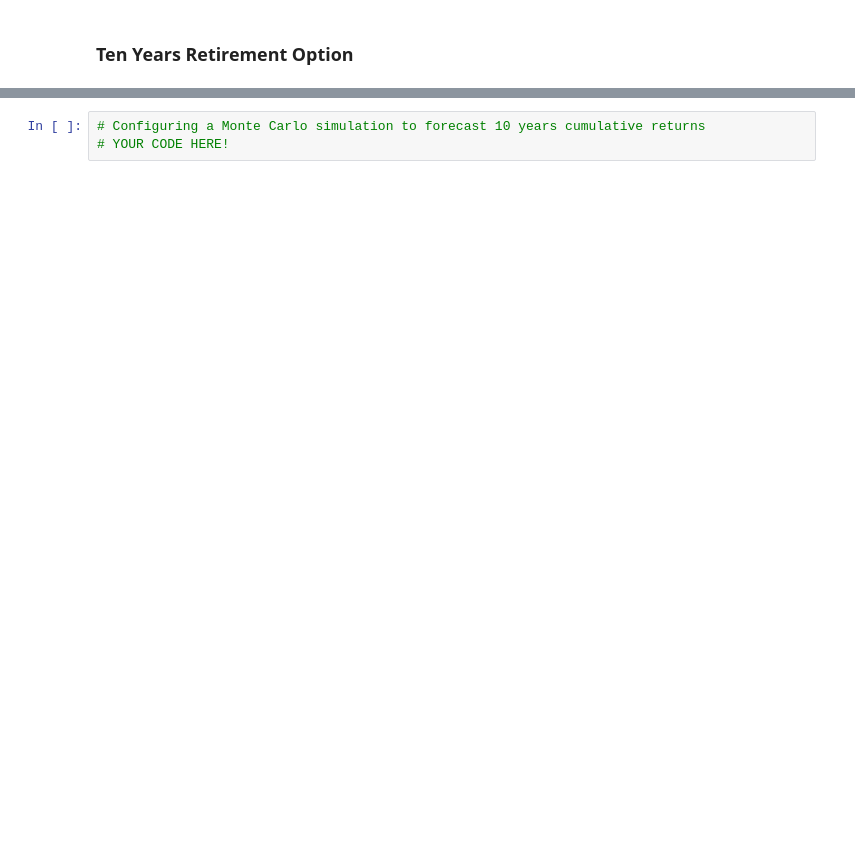
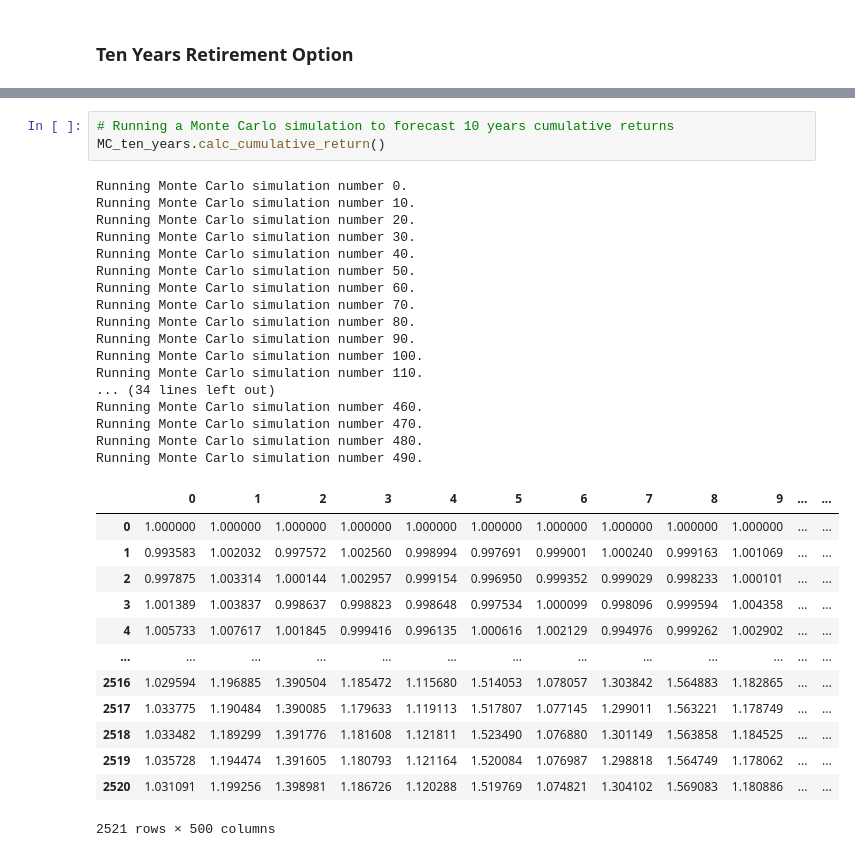
Before and after one commit to Infamousmike9/API_Homework, a Jupyter notebook: financial-planner.ipynb, the cells around one changed output, grey strips where cells are left out. Cells and saved outputs as stored; diff of their text form; blank space fills up the shorter version.

```diff
--- a/financial-planner.ipynb
+++ b/financial-planner.ipynb
@@ -424,3 +429,34 @@ There is a 95% chance that an initial investment of $60000 in the portfolio over
 # %%
-# Configuring a Monte Carlo simulation to forecast 10 years cumulative returns
-# YOUR CODE HERE!
+# Running a Monte Carlo simulation to forecast 10 years cumulative returns
+MC_ten_years.calc_cumulative_return()
+# %% [output]
+Running Monte Carlo simulation number 0.
+Running Monte Carlo simulation number 10.
+Running Monte Carlo simulation number 20.
+Running Monte Carlo simulation number 30.
+Running Monte Carlo simulation number 40.
+Running Monte Carlo simulation number 50.
+Running Monte Carlo simulation number 60.
+Running Monte Carlo simulation number 70.
+Running Monte Carlo simulation number 80.
+Running Monte Carlo simulation number 90.
+Running Monte Carlo simulation number 100.
+Running Monte Carlo simulation number 110.
+... (34 lines left out)
+Running Monte Carlo simulation number 460.
+Running Monte Carlo simulation number 470.
+Running Monte Carlo simulation number 480.
+Running Monte Carlo simulation number 490.
+|  | 0 | 1 | 2 | 3 | 4 | 5 | 6 | 7 | 8 | 9 | ... | ... |
+| 0 | 1.000000 | 1.000000 | 1.000000 | 1.000000 | 1.000000 | 1.000000 | 1.000000 | 1.000000 | 1.000000 | 1.000000 | ... | ... |
+| 1 | 0.993583 | 1.002032 | 0.997572 | 1.002560 | 0.998994 | 0.997691 | 0.999001 | 1.000240 | 0.999163 | 1.001069 | ... | ... |
+| 2 | 0.997875 | 1.003314 | 1.000144 | 1.002957 | 0.999154 | 0.996950 | 0.999352 | 0.999029 | 0.998233 | 1.000101 | ... | ... |
+| 3 | 1.001389 | 1.003837 | 0.998637 | 0.998823 | 0.998648 | 0.997534 | 1.000099 | 0.998096 | 0.999594 | 1.004358 | ... | ... |
+| 4 | 1.005733 | 1.007617 | 1.001845 | 0.999416 | 0.996135 | 1.000616 | 1.002129 | 0.994976 | 0.999262 | 1.002902 | ... | ... |
+| ... | ... | ... | ... | ... | ... | ... | ... | ... | ... | ... | ... | ... |
+| 2516 | 1.029594 | 1.196885 | 1.390504 | 1.185472 | 1.115680 | 1.514053 | 1.078057 | 1.303842 | 1.564883 | 1.182865 | ... | ... |
+| 2517 | 1.033775 | 1.190484 | 1.390085 | 1.179633 | 1.119113 | 1.517807 | 1.077145 | 1.299011 | 1.563221 | 1.178749 | ... | ... |
+| 2518 | 1.033482 | 1.189299 | 1.391776 | 1.181608 | 1.121811 | 1.523490 | 1.076880 | 1.301149 | 1.563858 | 1.184525 | ... | ... |
+| 2519 | 1.035728 | 1.194474 | 1.391605 | 1.180793 | 1.121164 | 1.520084 | 1.076987 | 1.298818 | 1.564749 | 1.178062 | ... | ... |
+| 2520 | 1.031091 | 1.199256 | 1.398981 | 1.186726 | 1.120288 | 1.519769 | 1.074821 | 1.304102 | 1.569083 | 1.180886 | ... | ... |
+2521 rows × 500 columns
```
Also changed, not shown: parts of 25 cells of this notebook.
